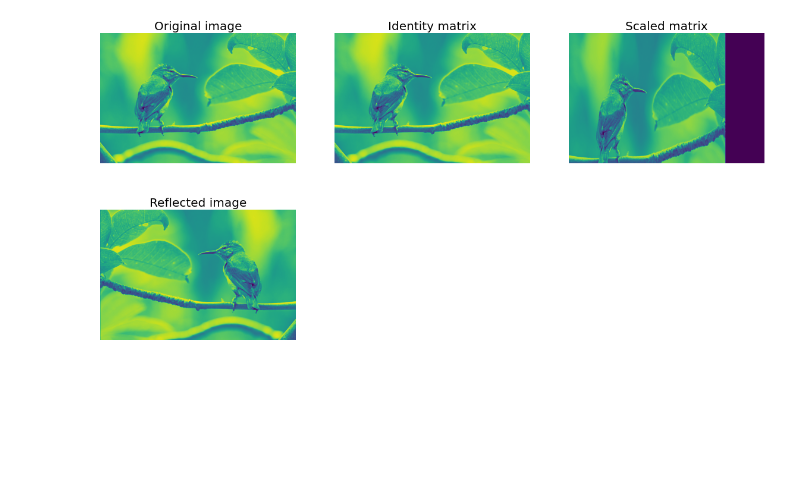
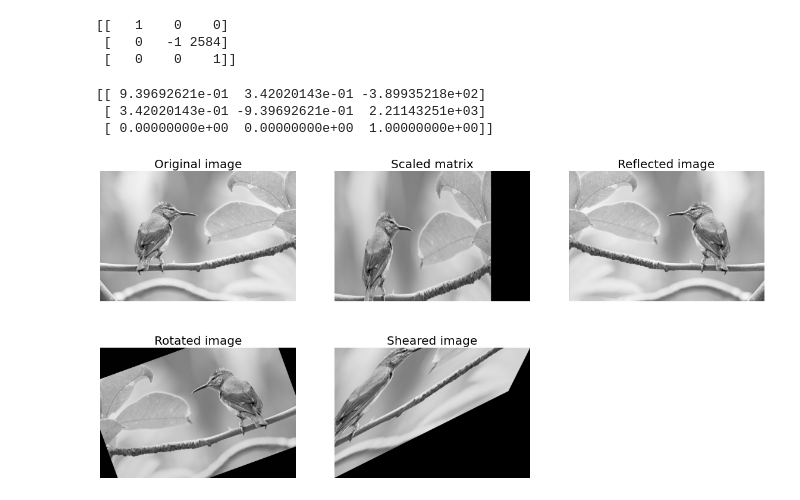
Before and after one commit to Wbunker/Image-Processing-in-Python, a Jupyter notebook: 002 Perform Affine Transformation on Image.ipynb, the cells around one changed output. Cells and saved outputs as stored; diff of their text form; code cells hidden in the pictures; blank space fills up the shorter version.

Commit message:
finished with transformations lesson

```diff
--- a/002 Perform Affine Transformation on Image.ipynb
+++ b/002 Perform Affine Transformation on Image.ipynb
@@ -7,7 +7,7 @@ import matplotlib.pylab as plt
 
 humming_bird = imread('data/tropical-humming-bird.jpg')
 # %%
-gray_humming_bird = rgb2gray(humming_bird)
+gray_humming_bird = rgb2gray(lab_bird)
 width, height = gray_humming_bird.shape
 # %%
 #identity matrix does nothing
@@ -18,4 +18,10 @@ identical_gray_humming_bird = ndi.affine_transform(gray_humming_bird, identity_m
 # you can reflect along x-axis
 reflect_matrix = np.array([[1,0,0], [0, -1, 0], [0, 0, 1]]) @ np.array([[1,0,0], [0, 1, -height], [0, 0, 1]])
 reflected_bird = ndi.affine_transform(gray_humming_bird, reflect_matrix)
+
+print(reflect_matrix)
+# %% [output]
+[[   1    0    0]
+ [   0   -1 2584]
+ [   0    0    1]]
 # %%
@@ -23,14 +30,36 @@ scale_x, scale_y = 0.75, 1.25
 scale_matrix = np.array([[scale_x,0,0], [0, scale_y, 0], [0, 0, 1]])
 
 scaled_bird = ndi.affine_transform(gray_humming_bird, scale_matrix)
+# %%
+# rotate the image by 40 degrees counter-clockwise
+theta = np.pi / 9
+
+rotation_matrix = np.array([[1, 0, width/2], [0, 1, height / 2], [0, 0, 1]]) @ \
+                  np.array([[np.cos(theta), np.sin(theta), 0], [np.sin(theta), -np.cos(theta),0],[0,0,1]]) @ \
+                  np.array([[1, 0, -width/2], [0, 1, -height/2], [0, 0, 1]])
+
+rotated_bird = ndi.affine_transform(gray_humming_bird, rotation_matrix)
+print(rotation_matrix)
+# %% [output]
+[[ 9.39692621e-01  3.42020143e-01 -3.89935218e+02]
+ [ 3.42020143e-01 -9.39692621e-01  2.21143251e+03]
+ [ 0.00000000e+00  0.00000000e+00  1.00000000e+00]]
+# %%
+# shear tranform
+lambda1 = 0.5
+shear_matrix = np.array([[1, lambda1, 0], [lambda1, 1, 0], [0, 0, 1]])
+
+sheared_bird = ndi.affine_transform(gray_humming_bird, shear_matrix)
 # %%
 plt.figure(figsize=(20,10))
-plt.subplot(231), plt.imshow(gray_humming_bird), plt.axis('off'), plt.title('Original image', size=20)
-plt.subplot(232), plt.imshow(identical_gray_humming_bird), plt.axis('off'), plt.title('Identity matrix', size=20)
-plt.subplot(233), plt.imshow(scaled_bird), plt.axis('off'), plt.title('Scaled matrix', size=20)
 
-plt.subplot(234), plt.imshow(reflected_bird), plt.axis('off'), plt.title('Reflected image', size=20)
+plt.subplot(231), plt.imshow(gray_humming_bird, cmap='gray'), plt.axis('off'), plt.title('Original image', size=20)
+plt.subplot(232), plt.imshow(scaled_bird, cmap='gray'), plt.axis('off'), plt.title('Scaled matrix', size=20)
+plt.subplot(233), plt.imshow(reflected_bird, cmap='gray'), plt.axis('off'), plt.title('Reflected image', size=20)
+
+plt.subplot(234), plt.imshow(rotated_bird, cmap='gray'), plt.axis('off'), plt.title('Rotated image', size=20)
+plt.subplot(235), plt.imshow(sheared_bird, cmap='gray'), plt.axis('off'), plt.title('Sheared image', size=20)
 
 plt.show()
 # %% [output]
-[figure, old version]
+[figure, new version]
```
Also changed, not shown: parts of 2 cells of this notebook.
